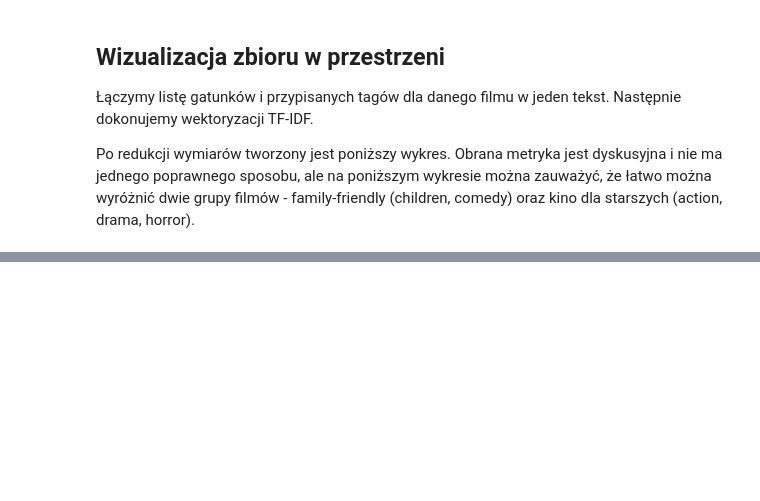
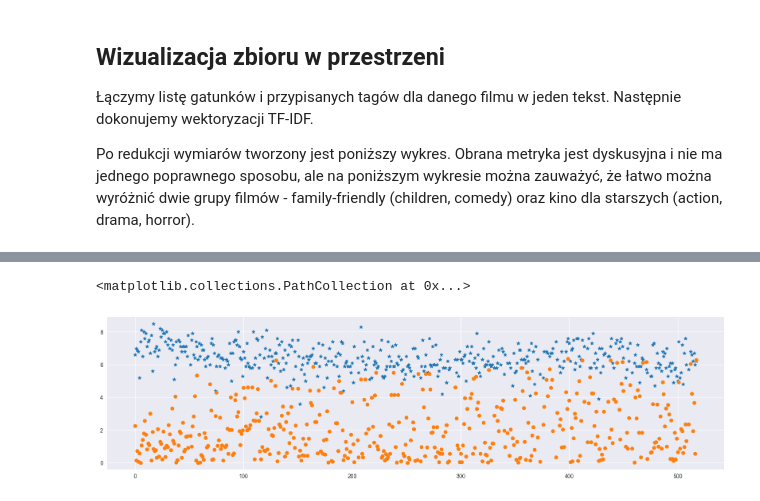
Before and after one commit to youngdashu/movie_recommendations, a Jupyter notebook: Eksploracja_danych_1.ipynb, the cells around one changed output, grey strips where cells are left out. Saved outputs shown, nothing was run; the diff lists cells and outputs as text; code cells hidden in the pictures; blank space fills up the shorter version.

```diff
--- a/Eksploracja_danych_1.ipynb
+++ b/Eksploracja_danych_1.ipynb
@@ -355,0 +474,13 @@ px.scatter(scatter_df[:10000], x='x', y='y', color='main_genre', opacity=.5)
+# %%
+votes = df['vote_average']
+budget = (df['adjusted_budget'] / df['adjusted_budget'].max()) * 10
+indexes_to_drop = budget.nlargest(10).index
+budget = budget.drop(indexes_to_drop)
+votes = votes.drop(indexes_to_drop)
+
+
+plt.scatter(votes.index, votes, marker='*')
+plt.scatter(votes.index, budget[votes.index])
+# %% [output]
+<matplotlib.collections.PathCollection at 0x...>
+[figure, added]
```
Also changed, not shown: parts of 18 cells of this notebook.
